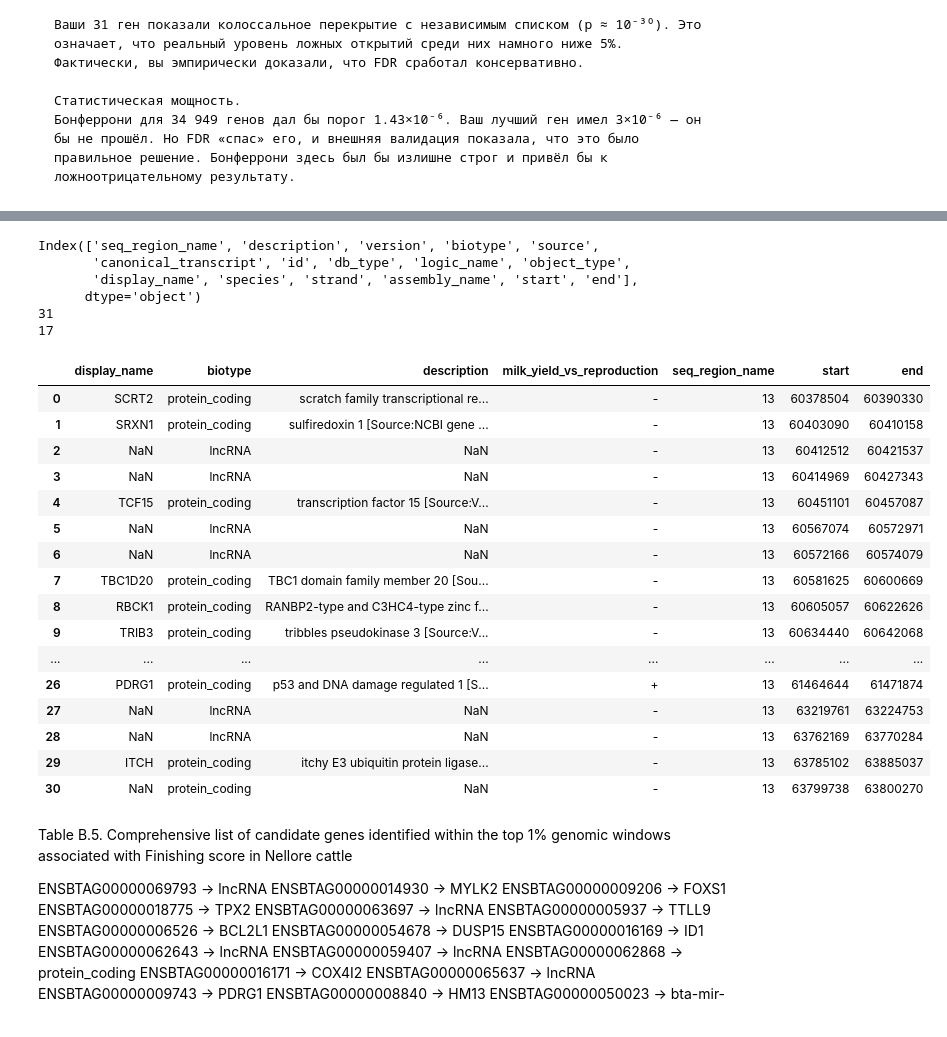
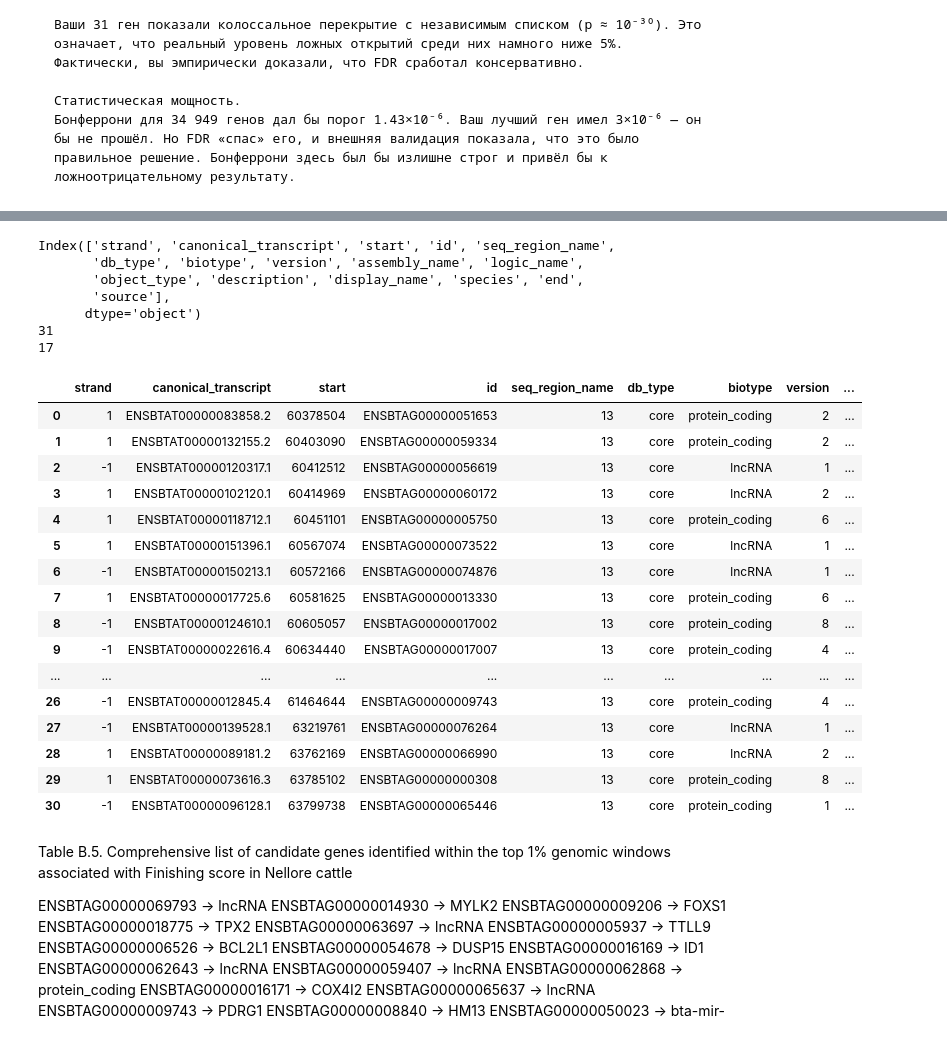
Before and after one commit to denis-ermolaev/bulls-pipeline, a Jupyter notebook: notebooks/analysis.ipynb, the cells around one changed output, grey strips where cells are left out. Saved outputs shown, nothing was run; the diff lists cells and outputs as text; code cells hidden in the pictures.

```diff
--- a/notebooks/analysis.ipynb
+++ b/notebooks/analysis.ipynb
@@ -1776,53 +1827,61 @@ candidate_ids = [
     "ENSBTAG00000016171",
     "ENSBTAG00000065637",
     "ENSBTAG00000009743",
     "ENSBTAG00000008840",
     "ENSBTAG00000050023",
 ]
 
 # Добавляем колонку с пометкой (предполагается, что в df_genes есть столбец 'gene_id' или 'id')
 # Если ID гена хранится в столбце 'id', замените 'gene_id' на 'id'
 df_genes["milk_yield_vs_reproduction"] = (
     df_genes["id"].isin(candidate_ids).map({True: "+", False: "-"})
 )
 
 print(len(candidate_ids))
 # Посмотрим результат для проверки
 df_genes[
     [
         "display_name",
         "biotype",
         "description",
         "milk_yield_vs_reproduction",
         "seq_region_name",
         "start",
         "end",
     ]
 ]
+
+df_genes.to_csv(
+    "/scratch/storageA/zaleski_bulls/bulls-vcf-pipeline/results/magma/significant_genes.csv",
+    sep=" ",
+    index=False,
+)
+df_genes
 # %% [output]
-Index(['seq_region_name', 'description', 'version', 'biotype', 'source',
-       'canonical_transcript', 'id', 'db_type', 'logic_name', 'object_type',
-       'display_name', 'species', 'strand', 'assembly_name', 'start', 'end'],
+Index(['strand', 'canonical_transcript', 'start', 'id', 'seq_region_name',
+       'db_type', 'biotype', 'version', 'assembly_name', 'logic_name',
+       'object_type', 'description', 'display_name', 'species', 'end',
+       'source'],
       dtype='object')
 31
 17
-|  | display_name | biotype | description | milk_yield_vs_reproduction | seq_region_name | start | end |
-| 0 | SCRT2 | protein_coding | scratch family transcriptional re... | - | 13 | 60378504 | 60390330 |
-| 1 | SRXN1 | protein_coding | sulfiredoxin 1 [Source:NCBI gene ... | - | 13 | 60403090 | 60410158 |
-| 2 | NaN | lncRNA | NaN | - | 13 | 60412512 | 60421537 |
-| 3 | NaN | lncRNA | NaN | - | 13 | 60414969 | 60427343 |
-| 4 | TCF15 | protein_coding | transcription factor 15 [Source:V... | - | 13 | 60451101 | 60457087 |
-| 5 | NaN | lncRNA | NaN | - | 13 | 60567074 | 60572971 |
-| 6 | NaN | lncRNA | NaN | - | 13 | 60572166 | 60574079 |
-| 7 | TBC1D20 | protein_coding | TBC1 domain family member 20 [Sou... | - | 13 | 60581625 | 60600669 |
-| 8 | RBCK1 | protein_coding | RANBP2-type and C3HC4-type zinc f... | - | 13 | 60605057 | 60622626 |
-| 9 | TRIB3 | protein_coding | tribbles pseudokinase 3 [Source:V... | - | 13 | 60634440 | 60642068 |
-| ... | ... | ... | ... | ... | ... | ... | ... |
-| 26 | PDRG1 | protein_coding | p53 and DNA damage regulated 1 [S... | + | 13 | 61464644 | 61471874 |
-| 27 | NaN | lncRNA | NaN | - | 13 | 63219761 | 63224753 |
-| 28 | NaN | lncRNA | NaN | - | 13 | 63762169 | 63770284 |
-| 29 | ITCH | protein_coding | itchy E3 ubiquitin protein ligase... | - | 13 | 63785102 | 63885037 |
-| 30 | NaN | protein_coding | NaN | - | 13 | 63799738 | 63800270 |
+|  | strand | canonical_transcript | start | id | seq_region_name | db_type | biotype | version | ... |
+| 0 | 1 | ENSBTAT00000083858.2 | 60378504 | ENSBTAG00000051653 | 13 | core | protein_coding | 2 | ... |
+| 1 | 1 | ENSBTAT00000132155.2 | 60403090 | ENSBTAG00000059334 | 13 | core | protein_coding | 2 | ... |
+| 2 | -1 | ENSBTAT00000120317.1 | 60412512 | ENSBTAG00000056619 | 13 | core | lncRNA | 1 | ... |
+| 3 | 1 | ENSBTAT00000102120.1 | 60414969 | ENSBTAG00000060172 | 13 | core | lncRNA | 2 | ... |
+| 4 | 1 | ENSBTAT00000118712.1 | 60451101 | ENSBTAG00000005750 | 13 | core | protein_coding | 6 | ... |
+| 5 | 1 | ENSBTAT00000151396.1 | 60567074 | ENSBTAG00000073522 | 13 | core | lncRNA | 1 | ... |
+| 6 | -1 | ENSBTAT00000150213.1 | 60572166 | ENSBTAG00000074876 | 13 | core | lncRNA | 1 | ... |
+| 7 | 1 | ENSBTAT00000017725.6 | 60581625 | ENSBTAG00000013330 | 13 | core | protein_coding | 6 | ... |
+| 8 | -1 | ENSBTAT00000124610.1 | 60605057 | ENSBTAG00000017002 | 13 | core | protein_coding | 8 | ... |
+| 9 | -1 | ENSBTAT00000022616.4 | 60634440 | ENSBTAG00000017007 | 13 | core | protein_coding | 4 | ... |
+| ... | ... | ... | ... | ... | ... | ... | ... | ... | ... |
+| 26 | -1 | ENSBTAT00000012845.4 | 61464644 | ENSBTAG00000009743 | 13 | core | protein_coding | 4 | ... |
+| 27 | -1 | ENSBTAT00000139528.1 | 63219761 | ENSBTAG00000076264 | 13 | core | lncRNA | 1 | ... |
+| 28 | 1 | ENSBTAT00000089181.2 | 63762169 | ENSBTAG00000066990 | 13 | core | lncRNA | 2 | ... |
+| 29 | 1 | ENSBTAT00000073616.3 | 63785102 | ENSBTAG00000000308 | 13 | core | protein_coding | 8 | ... |
+| 30 | -1 | ENSBTAT00000096128.1 | 63799738 | ENSBTAG00000065446 | 13 | core | protein_coding | 1 | ... |
 # %% [markdown]
 Table B.5. Comprehensive list of candidate genes identified within the top 1% genomic windows associated with Finishing score in
 Nellore cattle
```
Also changed, not shown: parts of 20 cells of this notebook.
